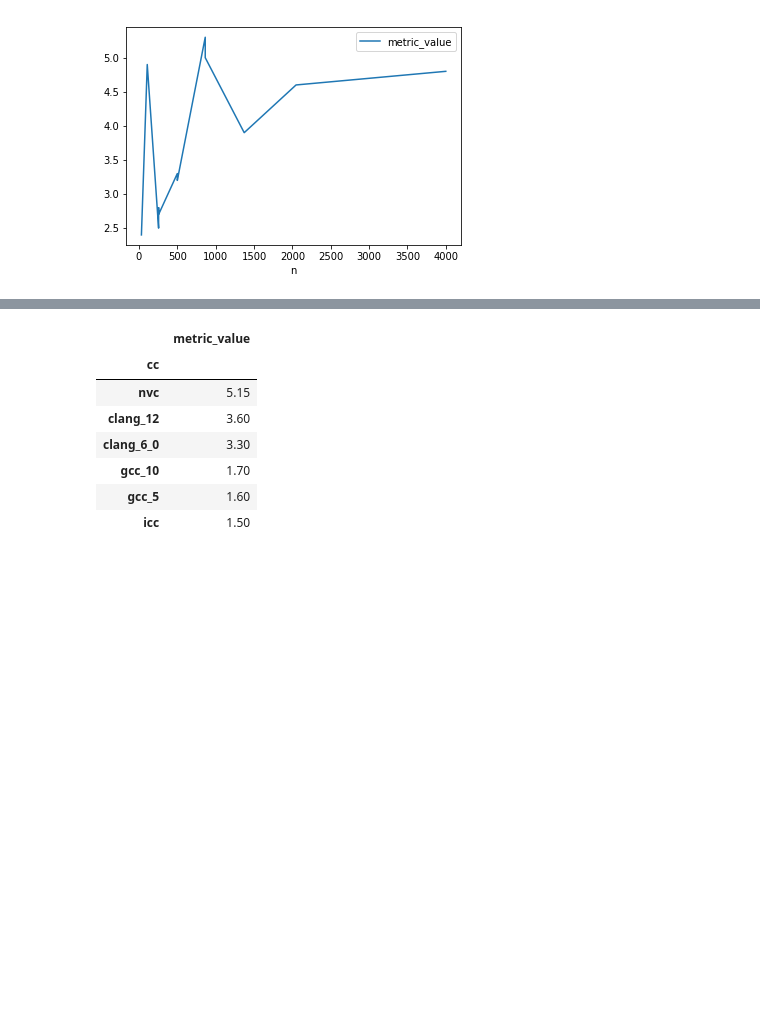
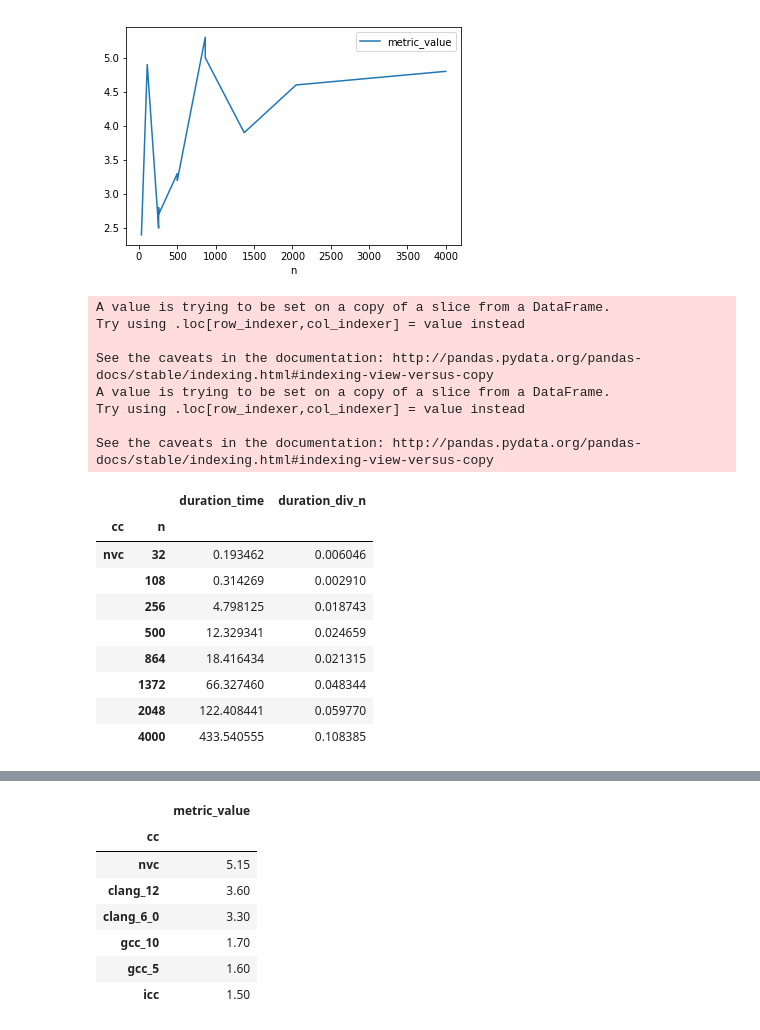
Before and after one commit to gmiretti/tiny_md, a Jupyter notebook: notebooks/lab1.ipynb, the cells around one changed output, grey strips where cells are left out. Saved outputs shown, nothing was run; the diff lists cells and outputs as text; code cells hidden in the pictures; blank space fills up the shorter version.

```diff
--- a/notebooks/lab1.ipynb
+++ b/notebooks/lab1.ipynb
@@ -173,3 +173,28 @@ See the caveats in the documentation: http://pandas.pydata.org/pandas-docs/stabl
 gflops_scaling.plot("n","metric_value");
 # %% [output]
 [figure]
+# %%
+duration_scaling = df[(df.event_name == 'duration_time') & (df.cc == 'nvc') & (df.cldflags == 'o4-march-native-lm')]
+duration_scaling["duration_time"] = duration_scaling["counter_value"] / 10**9
+duration_scaling['duration_div_n'] = duration_scaling["duration_time"] / duration_scaling["n"]
+duration_scaling = duration_scaling.sort_values("n", ascending = False)
+duration_scaling[["cc", "n", "duration_time", 'duration_div_n']].groupby(by=["cc","n"]).mean()
+# %% [output]
+A value is trying to be set on a copy of a slice from a DataFrame.
+Try using .loc[row_indexer,col_indexer] = value instead
+
+See the caveats in the documentation: http://pandas.pydata.org/pandas-docs/stable/indexing.html#indexing-view-versus-copy
+A value is trying to be set on a copy of a slice from a DataFrame.
+Try using .loc[row_indexer,col_indexer] = value instead
+
+See the caveats in the documentation: http://pandas.pydata.org/pandas-docs/stable/indexing.html#indexing-view-versus-copy
+|  |  | duration_time | duration_div_n |
+| cc | n |  |  |
+| nvc | 32 | 0.193462 | 0.006046 |
+|  | 108 | 0.314269 | 0.002910 |
+|  | 256 | 4.798125 | 0.018743 |
+|  | 500 | 12.329341 | 0.024659 |
+|  | 864 | 18.416434 | 0.021315 |
+|  | 1372 | 66.327460 | 0.048344 |
+|  | 2048 | 122.408441 | 0.059770 |
+|  | 4000 | 433.540555 | 0.108385 |
```
Also changed, not shown: parts of 1 cell of this notebook.
